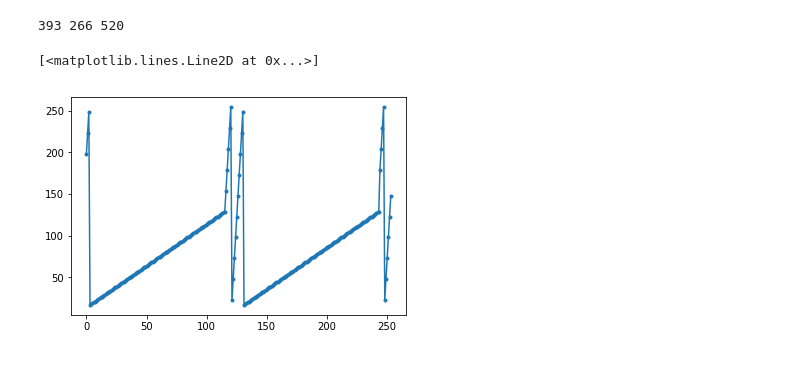
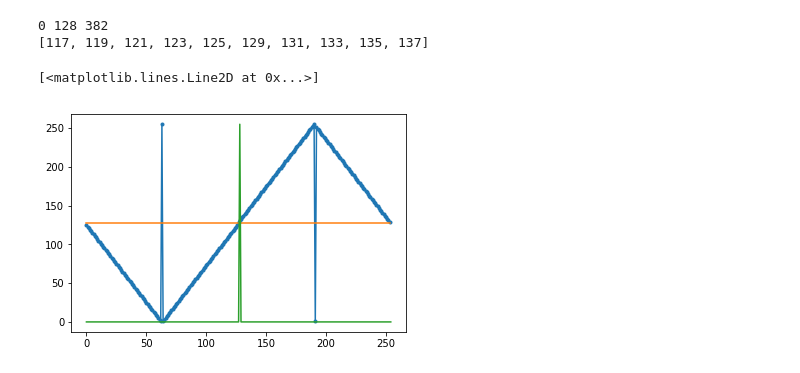
Before and after one commit to AdamVerner/oscilo, a Jupyter notebook: firmware/sampler_hand_test.ipynb, the cells around one changed output. Cells and saved outputs as stored; diff of their text form; code cells hidden in the pictures.

```diff
--- a/firmware/sampler_hand_test.ipynb
+++ b/firmware/sampler_hand_test.ipynb
@@ -4,6 +4,39 @@ from time import sleep
 import numpy as np
 import matplotlib.pyplot as plt
 
-dev = Serial(port='/dev/ttyUSB1', baudrate=115200, timeout=1)
+dev = Serial(port='/dev/ttyUSB0', baudrate=115200, timeout=1)
 dev.reset_input_buffer()
 dev.reset_output_buffer()
+# %%
+dev.reset_input_buffer()
+dev.reset_output_buffer()
+# read all samples
+
+dev.write(b'\x23'); sleep(0.1); dev.write(b'\23') # clear memmory
+
+dev.write(b'\x21')  # select sampler
+
+sleep(1)
+
+dev.write(b'\x22')  # start sample-reader
+buf = b''
+
+while True:
+    print(len(buf))
+    b = dev.read(65535)
+    if not len(b):
+        break
+    buf += b
+
+samples = [int(x) for x in buf]
+print('num of samples =', len(samples))
+print(samples[:20])
+
+dev.write(b'\x24')
+offset = ord(dev.read(1))
+print(offset)
+offset += 255
+post = (samples + samples + samples)[offset-127:offset+127]
+
+a = np.array(post)
+plt.plot(a, '.-')
@@ -10,18 +56,26 @@ dev.reset_output_buffer()
 # %%
+dev.reset_input_buffer()
 # read all samples
 dev.write(b'\x22')  # start sample-reader
 samples = dev.read(255)
 samples = [int(x) for x in samples]
 
 dev.write(b'\x24')
 offset = ord(dev.read(1)) + 255
-print(offset, offset-127, offset+127)
+print(offset-255, offset-127, offset+127)
 post = (samples + samples + samples)[offset-127:offset+127]
+
+print((samples + samples + samples)[offset-5:offset+5])
 
 a = np.array(post)
 plt.plot(a, '.-')
+plt.plot(np.linspace(0x80, 0x80, len(a)), '-')
+vert = np.linspace(0, 0, 255)
+vert[128] = 255
+plt.plot(vert, '-')
 # %% [output]
-393 266 520
+0 128 382
+[117, 119, 121, 123, 125, 129, 131, 133, 135, 137]
 [<matplotlib.lines.Line2D at 0x...>]
-[figure, old version]
+[figure, new version]
 # %%
```
Also changed, not shown: parts of 6 cells of this notebook, 1 other file.
